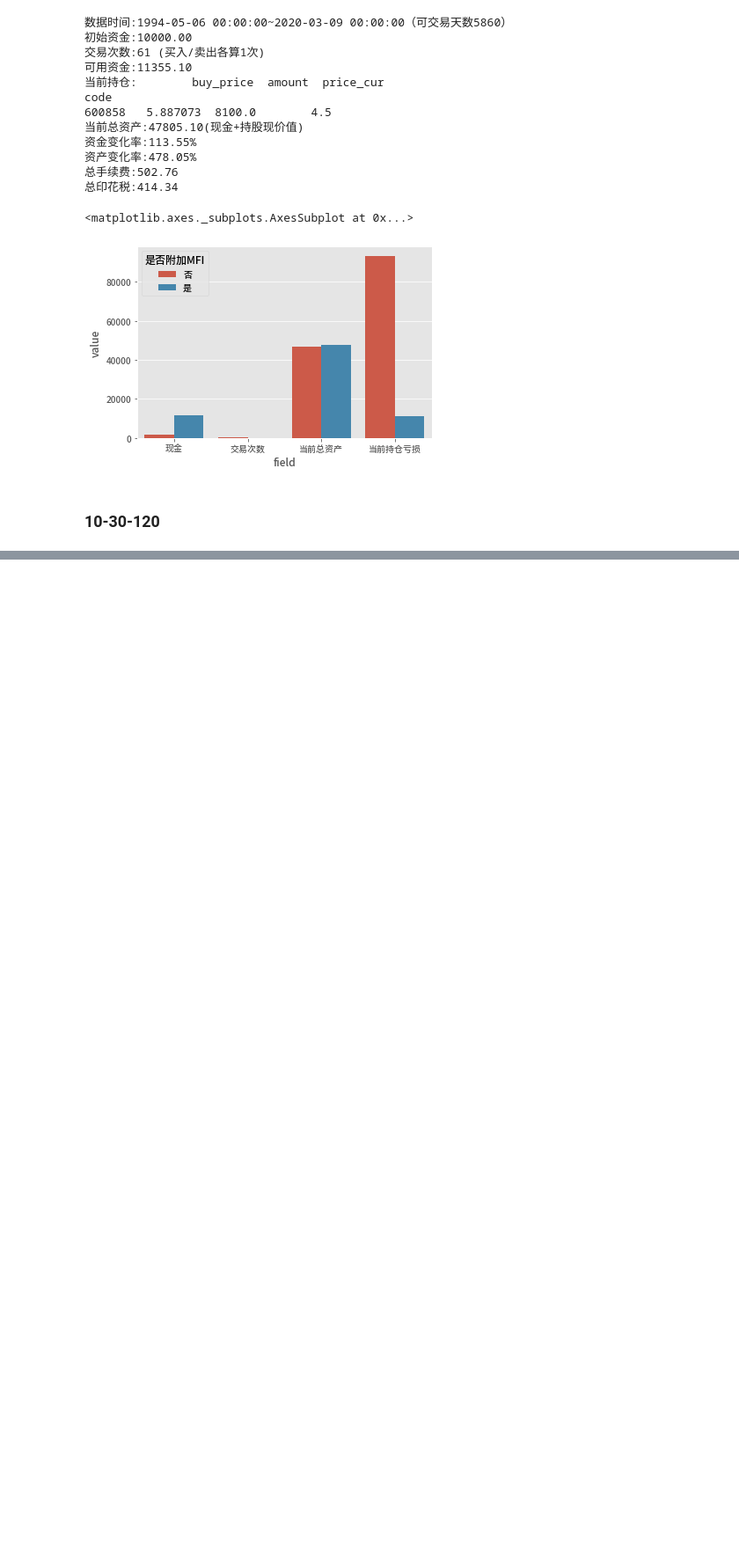
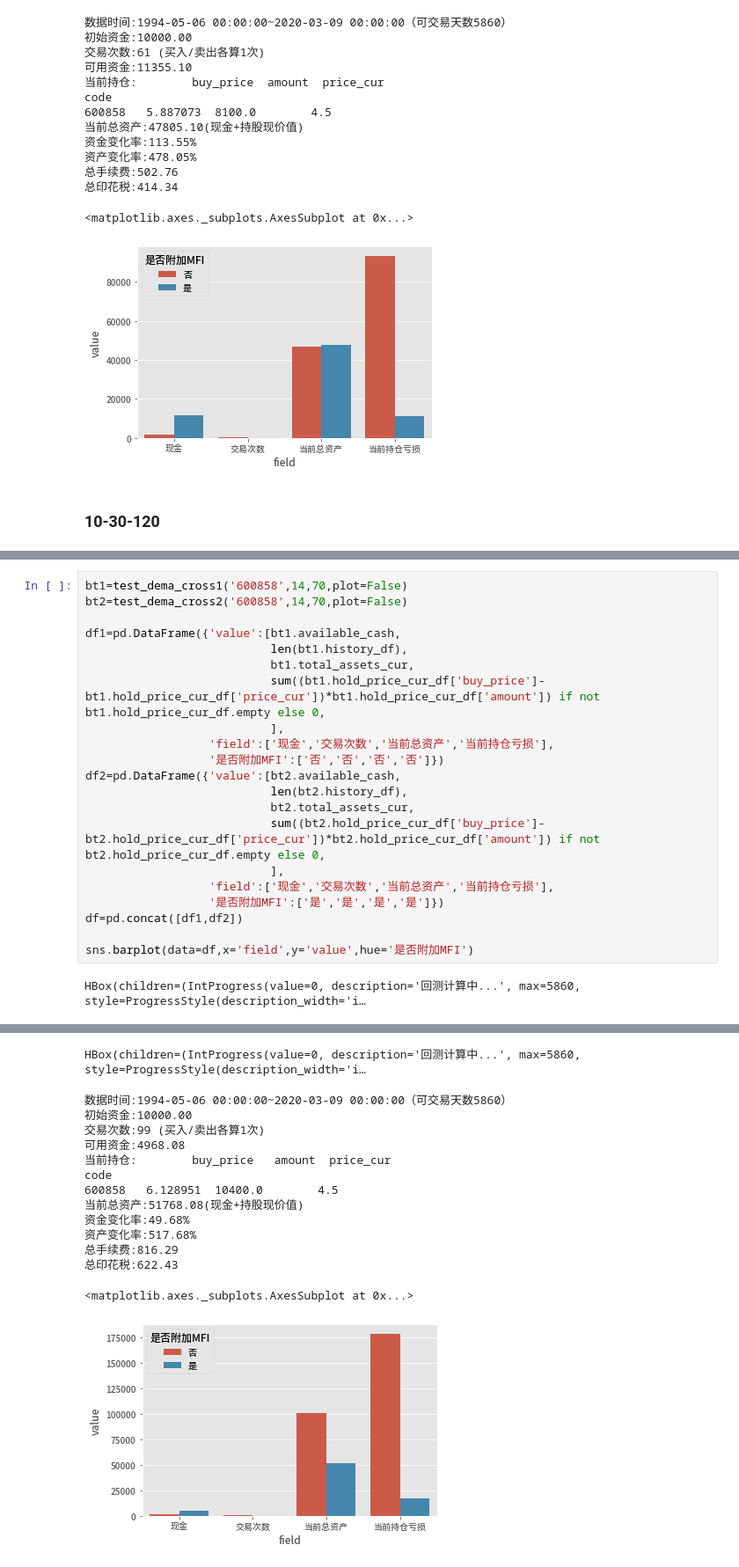
Before and after one commit to GuQiangJS/finance-tools-py, a Jupyter notebook: jupyters/指标相关性测试_叠加指标_DEMA+MFI.ipynb, the cells around one changed output, grey strips where cells are left out. Shown at 88% size. Cells and saved outputs as stored; diff of their text form; blank space fills up the shorter version.

```diff
--- a/jupyters/指标相关性测试_叠加指标_DEMA+MFI.ipynb
+++ b/jupyters/指标相关性测试_叠加指标_DEMA+MFI.ipynb
@@ -484,0 +594,23 @@ code
+# %%
+bt1=test_dema_cross1('600858',14,70,plot=False)
+bt2=test_dema_cross2('600858',14,70,plot=False)
+
+df1=pd.DataFrame({'value':[bt1.available_cash,
+                           len(bt1.history_df),
+                           bt1.total_assets_cur,
+                           sum((bt1.hold_price_cur_df['buy_price']-bt1.hold_price_cur_df['price_cur'])*bt1.hold_price_cur_df['amount']) if not bt1.hold_price_cur_df.empty else 0,
+                           ],
+                  'field':['现金','交易次数','当前总资产','当前持仓亏损'],
+                  '是否附加MFI':['否','否','否','否']})
+df2=pd.DataFrame({'value':[bt2.available_cash,
+                           len(bt2.history_df),
+                           bt2.total_assets_cur,
+                           sum((bt2.hold_price_cur_df['buy_price']-bt2.hold_price_cur_df['price_cur'])*bt2.hold_price_cur_df['amount']) if not bt2.hold_price_cur_df.empty else 0,
+                           ],
+                  'field':['现金','交易次数','当前总资产','当前持仓亏损'],
+                  '是否附加MFI':['是','是','是','是']})
+df=pd.concat([df1,df2])
+
+sns.barplot(data=df,x='field',y='value',hue='是否附加MFI')
+# %% [output]
+HBox(children=(IntProgress(value=0, description='回测计算中...', max=5860, style=ProgressStyle(description_width='i…
@@ -484,0 +629,15 @@ code
+HBox(children=(IntProgress(value=0, description='回测计算中...', max=5860, style=ProgressStyle(description_width='i…
+数据时间:1994-05-06 00:00:00~2020-03-09 00:00:00（可交易天数5860）
+初始资金:10000.00
+交易次数:99 (买入/卖出各算1次)
+可用资金:4968.08
+当前持仓:        buy_price   amount  price_cur
+code
+600858   6.128951  10400.0        4.5
+当前总资产:51768.08(现金+持股现价值)
+资金变化率:49.68%
+资产变化率:517.68%
+总手续费:816.29
+总印花税:622.43
+<matplotlib.axes._subplots.AxesSubplot at 0x...>
+[figure, added]
```
Also changed, not shown: parts of 13 cells of this notebook.
